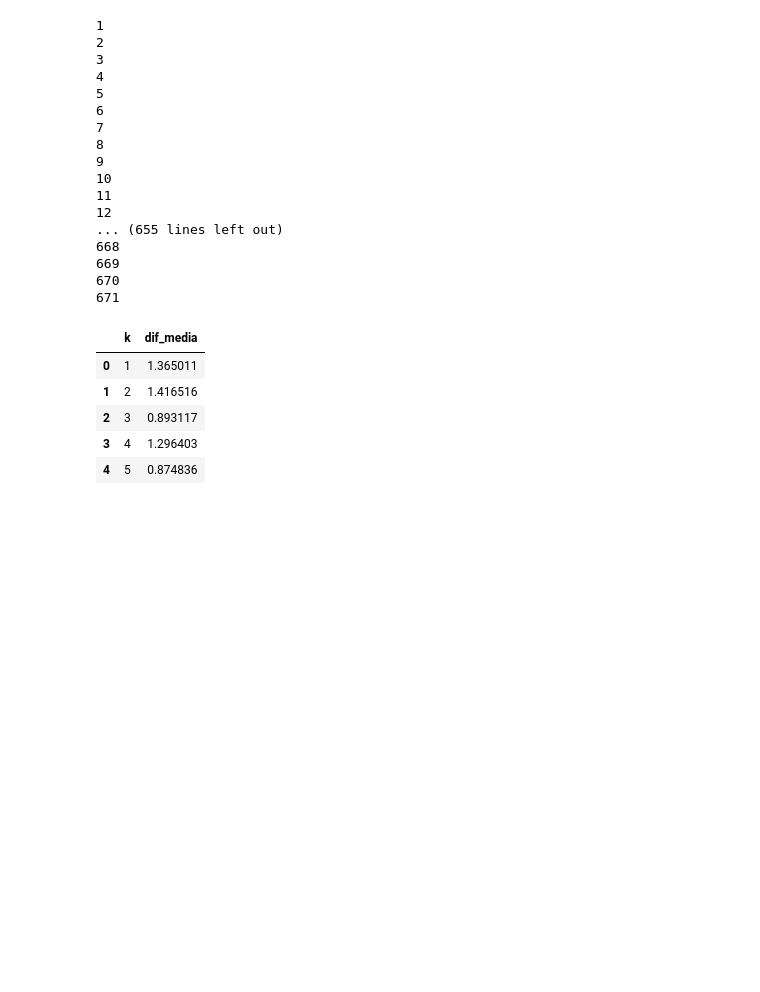
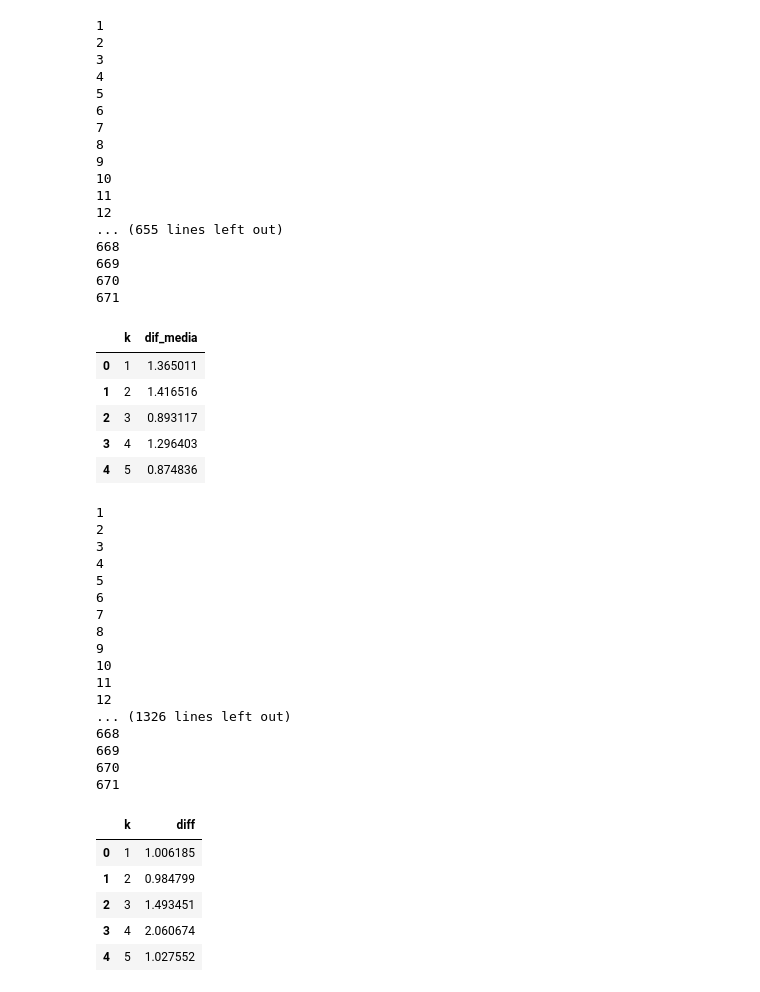
Before and after one commit to Eduardosmb/Desafio-Netflix, a Jupyter notebook: netflix.ipynb, the cells around one changed output. Drawn from its saved outputs; the diff is of its cells as text; code cells hidden in the pictures; blank space fills up the shorter version.

```diff
--- a/netflix.ipynb
+++ b/netflix.ipynb
@@ -143,3 +143,76 @@ df.head()
 | 2 | 3 | 0.893117 |
 | 3 | 4 | 1.296403 |
 | 4 | 5 | 0.874836 |
+# %%
+#criar um arquivo csv results
+df = pd.DataFrame(columns=['k', 'diff'])
+df.to_csv('grafico.csv', index=False)
+# %%
+for i in range(2):
+    for u in range (671):
+        K = u+1
+        print(K)
+
+        num = 2.5
+        while True:
+            if num != 2.5:
+                break
+            else:
+                i,j = random.randint(0, A.shape[0]-1), random.randint(0, A.shape[1]-1)
+                num = A[i,j]
+
+        B = copy.deepcopy(A)
+        while True:
+            novo_num = random.randint(0,5)
+            if novo_num != B[i][j]:
+                B[i][j] = novo_num
+                break
+
+
+        u, s, vt = svd(B, full_matrices=False)
+
+        """Remove elementos de u, s e vt deixando somente K componentes restantes
+        """
+        u_ = u[:,:K]
+        s_ = s[:K]
+        vt_ = vt[:K]
+
+
+        """Recomenda um filme para um usuário baseado em sua avaliação
+        """
+        sigma = diagsvd(s_, u_.shape[1], vt_.shape[0])
+        A_ = u_ @ sigma @ vt_
+
+        diferenca = abs(A_[i][j] - A[i][j])
+        #calcula a média das diferenças
+        # salva os resultados em um arquivo csv
+        df = pd.DataFrame([[K, diferenca]], columns=['k', 'diff'])
+        df.to_csv('grafico.csv', mode='a', header=False, index=False)
+
+#ler arquivo csv
+df = pd.read_csv('grafico.csv')
+df.head()
+# %% [output]
+1
+2
+3
+4
+5
+6
+7
+8
+9
+10
+11
+12
+... (1326 lines left out)
+668
+669
+670
+671
+|  | k | diff |
+| 0 | 1 | 1.006185 |
+| 1 | 2 | 0.984799 |
+| 2 | 3 | 1.493451 |
+| 3 | 4 | 2.060674 |
+| 4 | 5 | 1.027552 |
```
Also changed, not shown: 1 other file.
